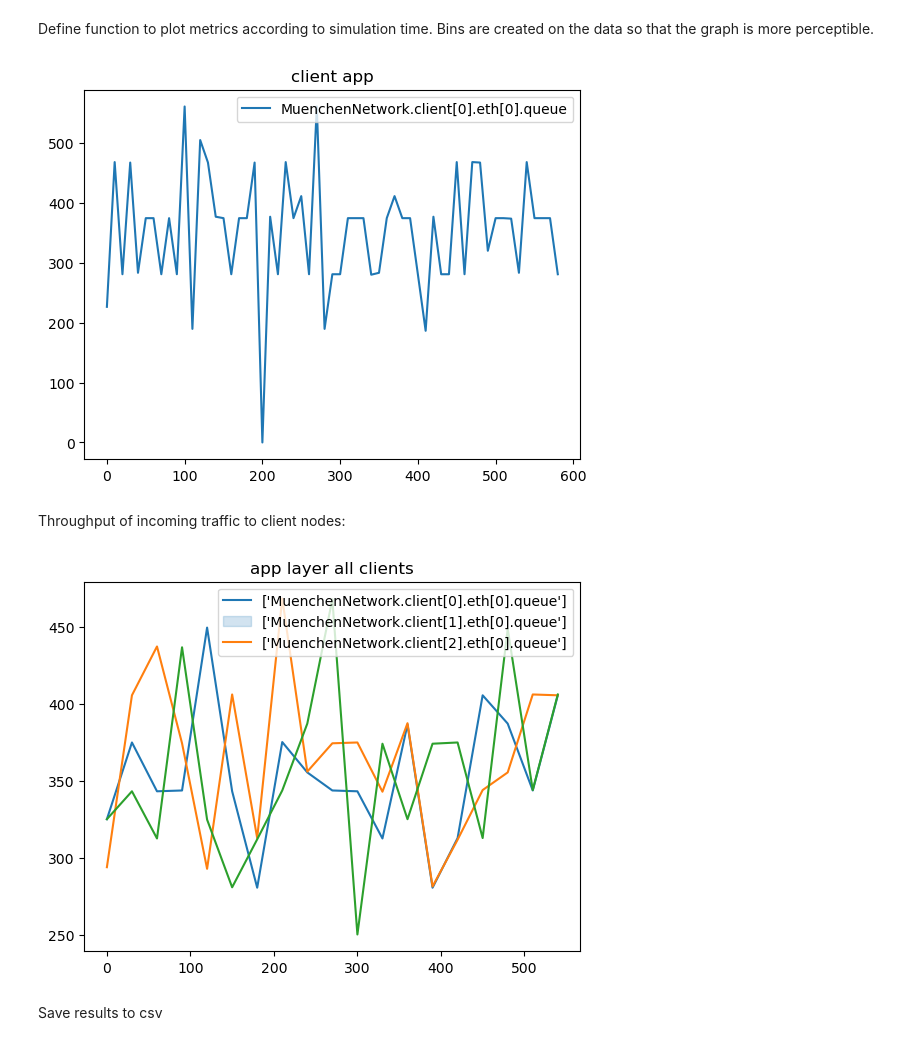
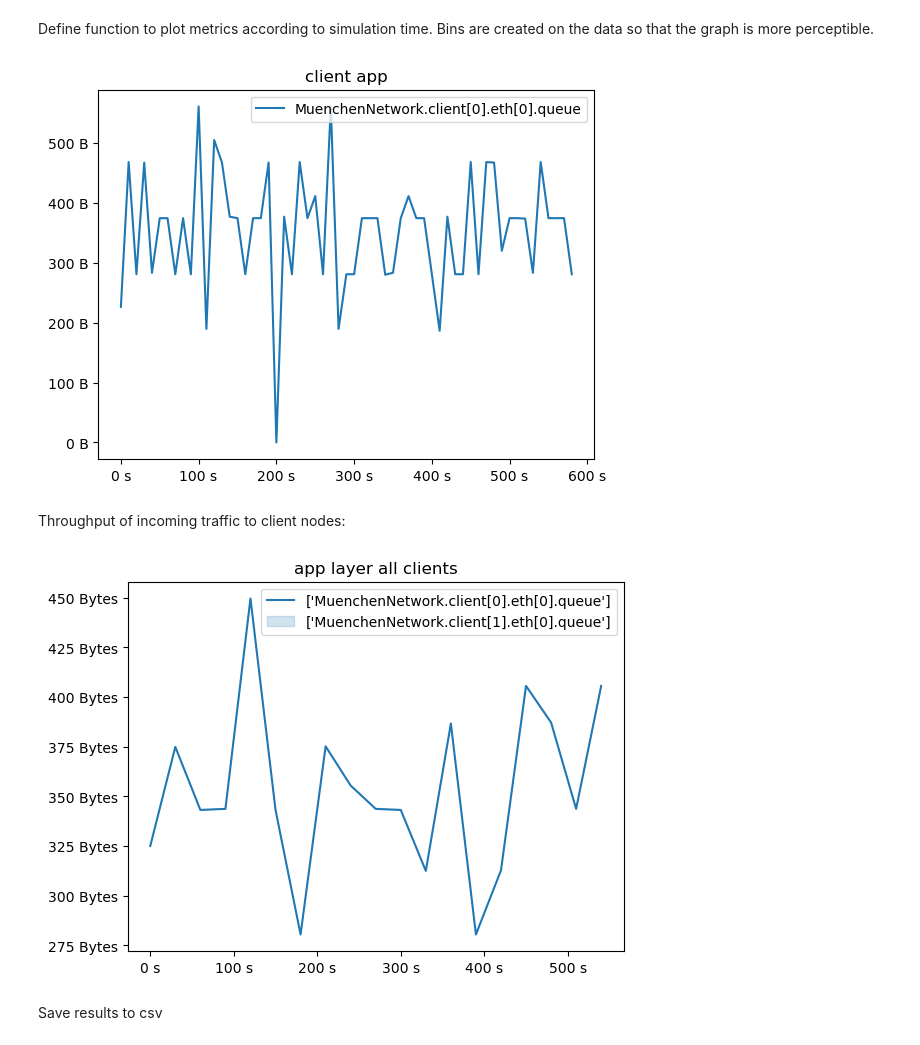
Before and after one commit to joaolucasmartins/NS2022, a Jupyter notebook: result_pipeline/notebook.ipynb, the cells around one changed output. Drawn from its saved outputs; the diff is of its cells as text; code cells hidden in the pictures.

```diff
--- a/result_pipeline/notebook.ipynb
+++ b/result_pipeline/notebook.ipynb
@@ -154,16 +155,19 @@ Define function to plot metrics according to simulation time. Bins are created o
 import seaborn as sns
 import matplotlib.pyplot as plt
 import numpy as np
+from matplotlib.ticker import EngFormatter, PercentFormatter
 
-def plotLine(data, N, label):
+def plotLine(data, N, label, units):
     def binData(x, y, N):
-        if (N > len(y)):
-            N = len(y)
-        n_y = np.average(y[:len(y) - len(y) % N].reshape(-1, N), axis=1)
-        n_x = x[:len(x) - len(x) % N:N]
-        if (len(y) % N) != 0:
-            np.append(n_y, np.average(y[len(y) - len(y) % N:-1]))
-            np.append(n_x, x[:-1])
+        if (N > len(y) or N == 0):
+            n_x = x
+            n_y = y
+        else:
+            n_y = np.average(y[:len(y) - len(y) % N].reshape(-1, N), axis=1)
+            n_x = x[:len(x) - len(x) % N:N]
+            if (len(y) % N) != 0:
+                np.append(n_y, np.average(y[len(y) - len(y) % N:-1]))
+                np.append(n_x, x[:-1])
         return n_x, n_y
 
     if isinstance(data, pd.Series):
@@ -175,26 +179,33 @@ def plotLine(data, N, label):
         y = [np.array(i.vecvalue) for _, i in data.iterrows()]
 
     fig, ax = plt.subplots()
-    plt.title(label)
+    ax.set_title(label)
 
-    for data_x, data_y in zip(x, y):
+    for data_x, data_y, unit in zip(x, y, units):
         n_x, n_y = binData(data_x, data_y, N)
+        formatterx = EngFormatter(unit="s")
+        if (unit == "%"):
+            formattery = PercentFormatter()
+        else:
+            formattery = EngFormatter(unit=unit)
+        ax.xaxis.set_major_formatter(formatterx)
+        ax.yaxis.set_major_formatter(formattery)
         sns.lineplot(x=n_x, y=n_y, ax=ax)
-    plt.legend(labels=data[["module"]].to_numpy())
+    ax.legend(labels=data[["module"]].to_numpy())
 
 
 
 client = vec[(appLayerThroughput(vec)) & (filterByClients(vec))].iloc[0]
-plotLine(client, 100, "client app")
+plotLine(client, 100, "client app", ["B"])
 # %% [output]
-[figure, old version]
+[figure, new version]
 # %% [markdown]
 Throughput of incoming traffic to client nodes:
 # %%
 appLayerIncomingThroughput_Clients = vec[(appLayerThroughput(vec)) & (filterByClients(vec)) & (filterByIncomingTraffic(vec))]
-plotLine(appLayerIncomingThroughput_Clients, 300, "app layer all clients")
+plotLine(appLayerIncomingThroughput_Clients, 300, "app layer all clients", ["Bytes"])
 # %% [output]
-[figure, old version]
+[figure, new version]
 # %% [markdown]
 Save results to csv
 # %% [markdown]
```
Also changed, not shown: parts of 10 cells of this notebook.
